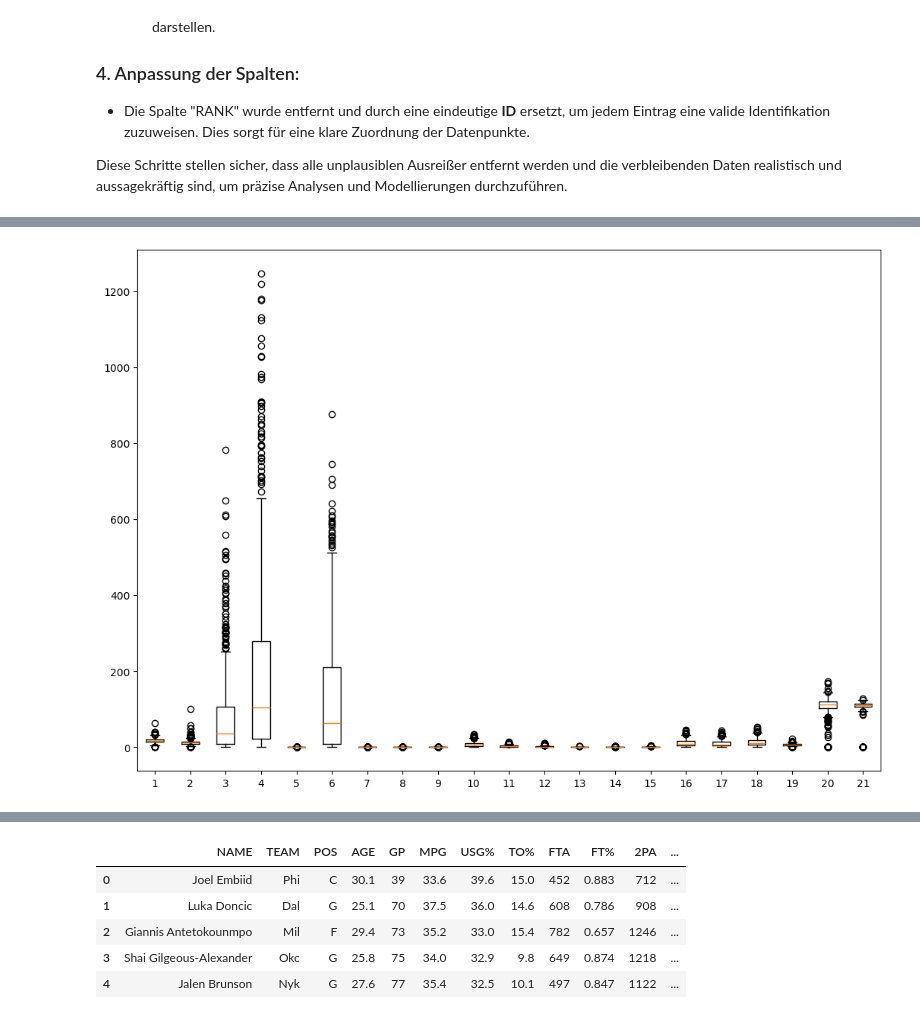
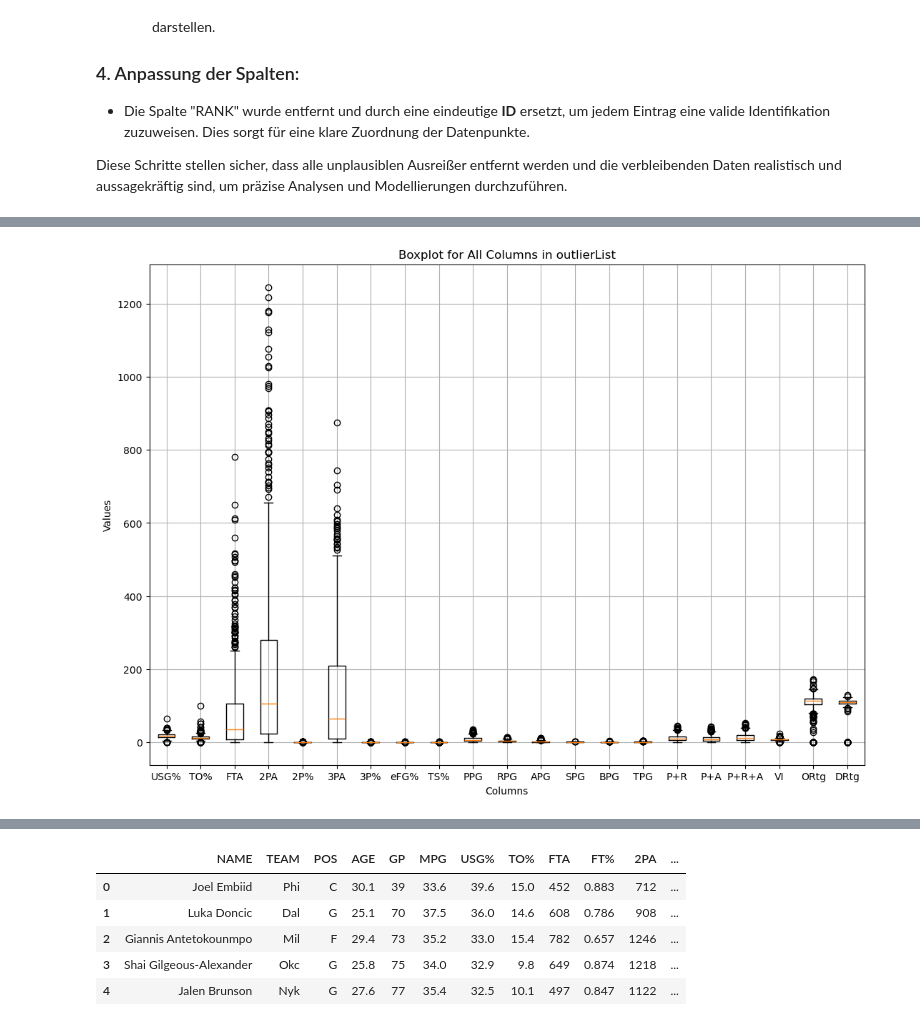
Before and after one commit to BASTIANGROE/project-bg055-nba, a Jupyter notebook: reports/report.ipynb, the cells around one changed output, grey strips where cells are left out. Drawn from its saved outputs; the diff is of its cells as text; code cells hidden in the pictures.

```diff
--- a/reports/report.ipynb
+++ b/reports/report.ipynb
@@ -217,8 +170,16 @@ print(outlier_df)
 # %%
-# Visualisierung der betroffenen Datenfelder
-fig = plt.figure(figsize =(10, 7))
+fig = plt.figure(figsize=(10, 7))
 ax = fig.add_axes([0, 0, 1, 1])
-bp = ax.boxplot(df[outlierList])
+
+# Boxplot für alle Spalten in `outlierList`
+bp = ax.boxplot([df[column] for column in outlierList], labels=outlierList)
+
+# Diagrammbeschriftungen hinzufügen
+ax.set_title("Boxplot for All Columns in outlierList")
+ax.set_xlabel("Columns")
+ax.set_ylabel("Values")
+ax.grid(True)
+
 plt.show()
 # %% [output]
-[figure, old version]
+[figure, new version]
```
Also changed, not shown: parts of 5 cells of this notebook.
